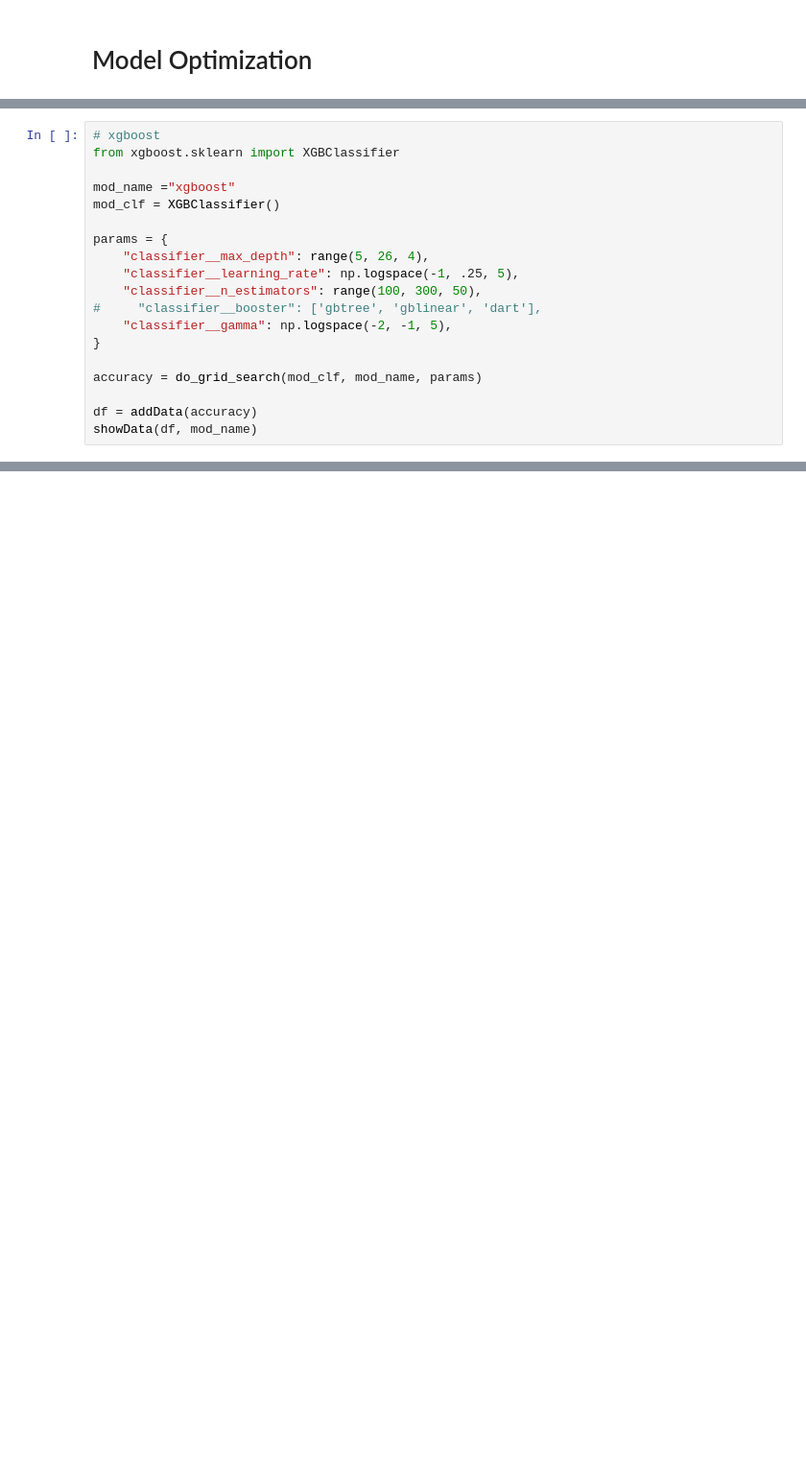
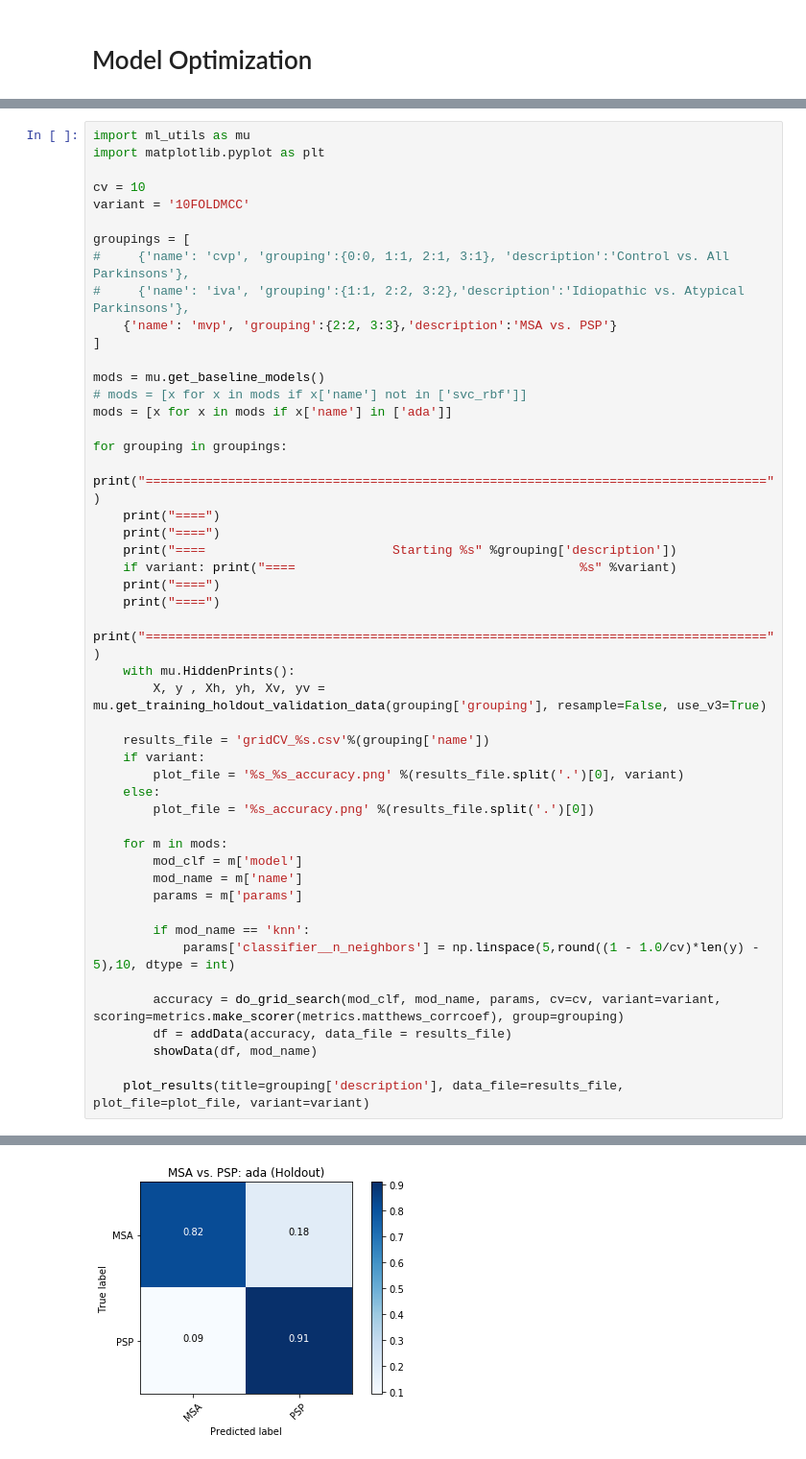
Before and after one commit to jtbricker/parkinsons-ml, a Jupyter notebook: Optimization-ALL.ipynb, the cells around one changed output, grey strips where cells are left out. Shown at 96% size. Drawn from its saved outputs; the diff is of its cells as text; blank space fills up the shorter version.

```diff
--- a/Optimization-ALL.ipynb
+++ b/Optimization-ALL.ipynb
@@ -453,19 +158,0 @@ Outside with
-# %%
-# xgboost
-from xgboost.sklearn import XGBClassifier
-
-mod_name ="xgboost"
-mod_clf = XGBClassifier()
-
-params = {
-    "classifier__max_depth": range(5, 26, 4),
-    "classifier__learning_rate": np.logspace(-1, .25, 5),
-    "classifier__n_estimators": range(100, 300, 50),
-#     "classifier__booster": ['gbtree', 'gblinear', 'dart'],
-    "classifier__gamma": np.logspace(-2, -1, 5),
-}
-
-accuracy = do_grid_search(mod_clf, mod_name, params)
-
-df = addData(accuracy)
-showData(df, mod_name)
@@ -540,0 +159,49 @@ plt.show()
+# %%
+import ml_utils as mu
+import matplotlib.pyplot as plt
+
+cv = 10
+variant = '10FOLDMCC'
+
+groupings = [
+#     {'name': 'cvp', 'grouping':{0:0, 1:1, 2:1, 3:1}, 'description':'Control vs. All Parkinsons'},
+#     {'name': 'iva', 'grouping':{1:1, 2:2, 3:2},'description':'Idiopathic vs. Atypical Parkinsons'},
+    {'name': 'mvp', 'grouping':{2:2, 3:3},'description':'MSA vs. PSP'}
+]
+
+mods = mu.get_baseline_models()
+# mods = [x for x in mods if x['name'] not in ['svc_rbf']]
+mods = [x for x in mods if x['name'] in ['ada']]
+
+for grouping in groupings:
+    print("===================================================================================")
+    print("====")
+    print("====")
+    print("====                         Starting %s" %grouping['description'])
+    if variant: print("====                                      %s" %variant)
+    print("====")
+    print("====")
+    print("===================================================================================")
+    with mu.HiddenPrints():
+        X, y , Xh, yh, Xv, yv = mu.get_training_holdout_validation_data(grouping['grouping'], resample=False, use_v3=True)
+
+    results_file = 'gridCV_%s.csv'%(grouping['name'])
+    if variant:
+        plot_file = '%s_%s_accuracy.png' %(results_file.split('.')[0], variant)
+    else:
+        plot_file = '%s_accuracy.png' %(results_file.split('.')[0])
+
+    for m in mods:
+        mod_clf = m['model']
+        mod_name = m['name']
+        params = m['params']
+
+        if mod_name == 'knn':
+            params['classifier__n_neighbors'] = np.linspace(5,round((1 - 1.0/cv)*len(y) - 5),10, dtype = int)
+
+        accuracy = do_grid_search(mod_clf, mod_name, params, cv=cv, variant=variant, scoring=metrics.make_scorer(metrics.matthews_corrcoef), group=grouping)
+        df = addData(accuracy, data_file = results_file)
+        showData(df, mod_name)
+
+    plot_results(title=grouping['description'], data_file=results_file, plot_file=plot_file, variant=variant)
+# %% [output]
@@ -540,0 +247 @@ plt.show()
+[figure, added]
```
Also changed, not shown: parts of 17 cells of this notebook, 45 other files.
